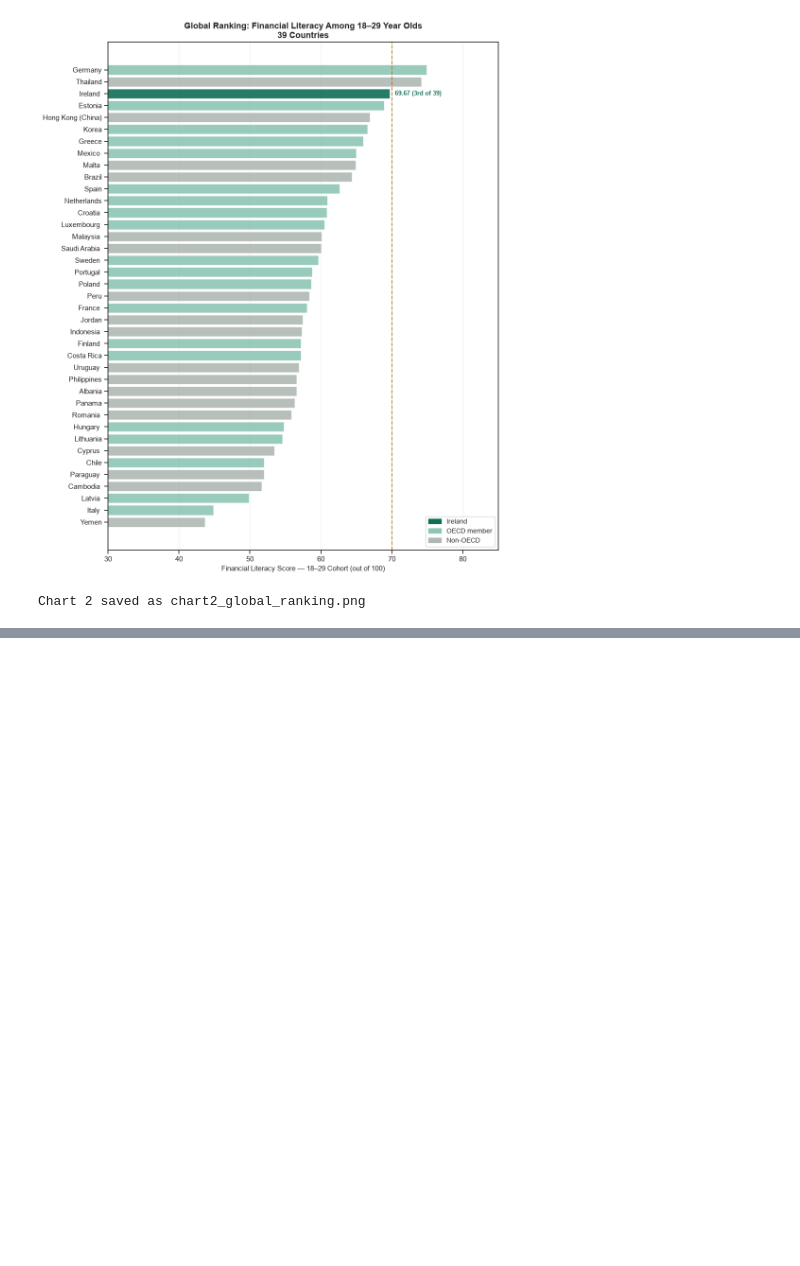
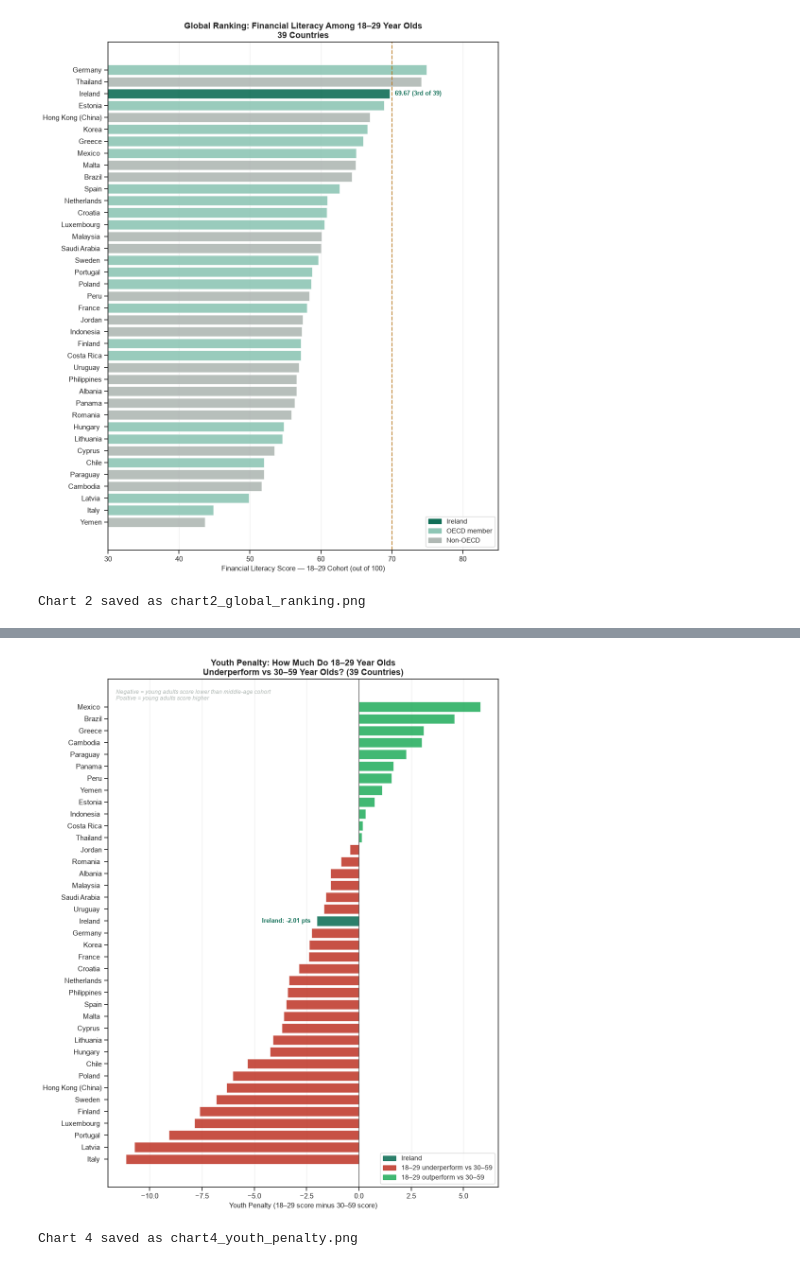
Before and after one commit to lucyancoffey/Irish-Youth-Financial-Literacy---Analysis-Project, a Jupyter notebook: Project/Young_Irish_Financial_Literacy_Analysis.ipynb, the cells around one changed output, grey strips where cells are left out. Saved outputs shown, nothing was run; the diff lists cells and outputs as text; code cells hidden in the pictures; blank space fills up the shorter version.

```diff
--- a/Project/Young_Irish_Financial_Literacy_Analysis.ipynb
+++ b/Project/Young_Irish_Financial_Literacy_Analysis.ipynb
@@ -160,0 +234,75 @@ Chart 2 saved as chart2_global_ranking.png
+# %%
+# Chart 4: Youth Penalty – 18-29 vs 30-59 cohort, all 39 countries ---
+# Negative value = young adults underperform their middle-age counterparts
+
+# Calculating youth penalty for all countries
+df['Youth_Penalty'] = df['Score_18_29'] - df['Score_30_59']
+
+# Sorting from most negative (worst youth penalty) to least
+df_yp = df.sort_values('Youth_Penalty', ascending=True).copy()
+
+# Colour code
+def yp_colour(row):
+    if row['Country'] == 'Ireland ':
+        return TEAL
+    elif row['Youth_Penalty'] < 0:
+        return '#C0392B'
+    else:
+        return '#27AE60'
+
+df_yp['bar_colour'] = df_yp.apply(yp_colour, axis=1)
+
+fig, ax = plt.subplots(figsize=(10, 12))
+
+bars = ax.barh(
+    df_yp['Country'],
+    df_yp['Youth_Penalty'],
+    color=df_yp['bar_colour'],
+    alpha=0.88,
+    edgecolor='white',
+    linewidth=0.4
+)
+
+# Zero reference line
+ax.axvline(x=0, color=DARK, linewidth=1.2, alpha=0.6, zorder=5)
+
+# Labelling Ireland specifically
+ire_penalty = df[df_yp['Country'] == 'Ireland ']['Youth_Penalty'].values[0]
+ire_ypos = df_yp['Country'].tolist().index('Ireland ')
+
+label_x = ire_penalty + 0.3 if ire_penalty >= 0 else ire_penalty - 0.3
+ha      = 'left'            if ire_penalty >= 0 else 'right'
+
+ax.text(label_x, ire_ypos,
+        f'Ireland: {ire_penalty:+.2f} pts',
+        va='center', ha=ha, fontsize=9.5,
+        fontweight='bold', color=TEAL)
+
+# Legend
+neg_patch = mpatches.Patch(color='#C0392B', alpha=0.88,
+                            label='18–29 underperform vs 30–59')
+pos_patch = mpatches.Patch(color='#27AE60', alpha=0.88,
+                            label='18–29 outperform vs 30–59')
+ire_patch = mpatches.Patch(color=TEAL, alpha=0.88,
+                            label='Ireland')
+
+ax.set_xlabel('Youth Penalty (18–29 score minus 30–59 score)', fontsize=11)
+ax.set_title('Youth Penalty: How Much Do 18–29 Year Olds\nUnderperform vs 30–59 Year Olds? (39 Countries)',
+             fontsize=13, fontweight='bold')
+ax.legend(handles=[ire_patch, neg_patch, pos_patch],
+          loc='lower right', fontsize=10)
+ax.grid(axis='x', alpha=0.3)
+
+ax.text(0.02, 0.98,
+        'Negative = young adults score lower than middle-age cohort\n'
+        'Positive = young adults score higher',
+        transform=ax.transAxes, fontsize=8.5,
+        color=GREY, va='top', style='italic')
+
+plt.tight_layout()
+plt.savefig('chart4_youth_penalty.png')
+plt.show()
+print("Chart 4 saved as chart4_youth_penalty.png")
+# %% [output]
+[figure, added]
+Chart 4 saved as chart4_youth_penalty.png
```
Also changed, not shown: parts of 3 cells of this notebook, 4 other files.
